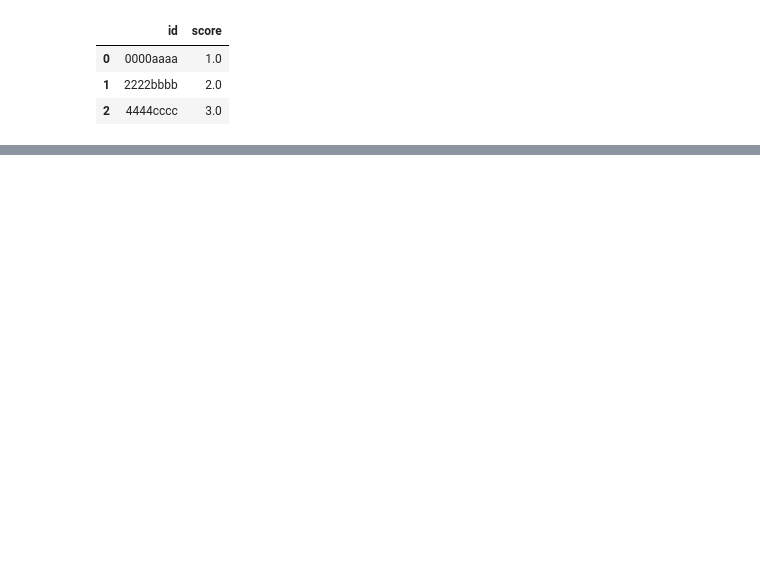
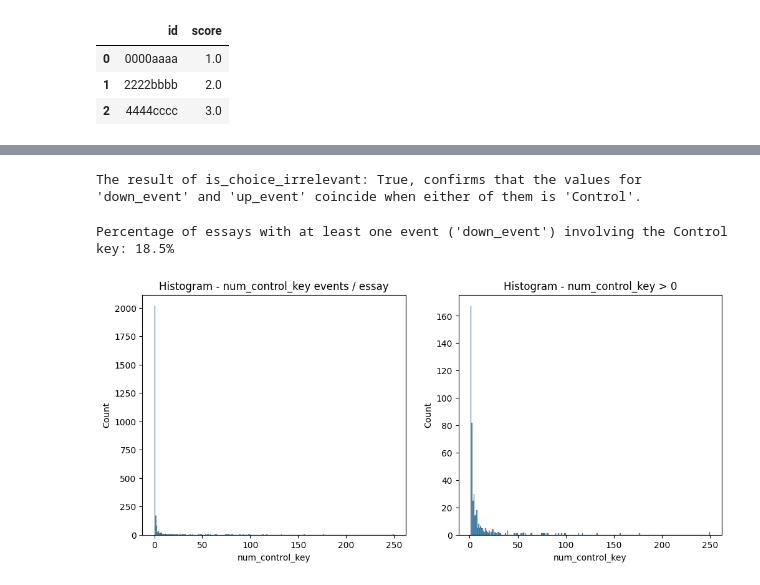
Before and after one commit to sergiogmad/process-quality-writing, a Jupyter notebook: process-vs-quality-in-writing.ipynb, the cells around one changed output, grey strips where cells are left out. Cells and saved outputs as stored; diff of their text form; code cells hidden in the pictures; blank space fills up the shorter version.

```diff
--- a/process-vs-quality-in-writing.ipynb
+++ b/process-vs-quality-in-writing.ipynb
@@ -179,0 +253,24 @@ dtype: int64
+# %%
+# Verifying that the choice between 'down_event' and 'up_event' is inconsequential
+is_choice_irrelevant = (train_logs.groupby('id')['down_event'].transform(lambda x: (x == 'Control').sum())
+                        == train_logs.groupby('id')['up_event'].transform(lambda x: (x == 'Control').sum())).mean()
+
+print(f"The result of is_choice_irrelevant: {bool(is_choice_irrelevant)},",
+      "confirms that the values for 'down_event' and 'up_event' coincide when either of them is 'Control'.")
+# %% [output]
+The result of is_choice_irrelevant: True, confirms that the values for 'down_event' and 'up_event' coincide when either of them is 'Control'.
+# %%
+# Observing values of new feature 'num_control_key'
+fig, axes = plt.subplots(1, 2, figsize=(12, 5))
+
+sns.histplot(simplified_train_logs.num_control_key, binwidth=1, ax=axes[0])
+axes[0].set_title('Histogram - num_control_key events / essay')
+
+sns.histplot(simplified_train_logs[simplified_train_logs.num_control_key > 0].num_control_key, binwidth=1, ax=axes[1])
+axes[1].set_title('Histogram - num_control_key > 0');
+
+print("Percentage of essays with at least one event ('down_event') involving the Control key:",
+      f"{np.round(100 * len(simplified_train_logs[simplified_train_logs.num_control_key != 0]) / len(simplified_train_logs), 1)}%\n\n")
+# %% [output]
+Percentage of essays with at least one event ('down_event') involving the Control key: 18.5%
+[figure, added]
```
Also changed, not shown: parts of 63 cells of this notebook.
